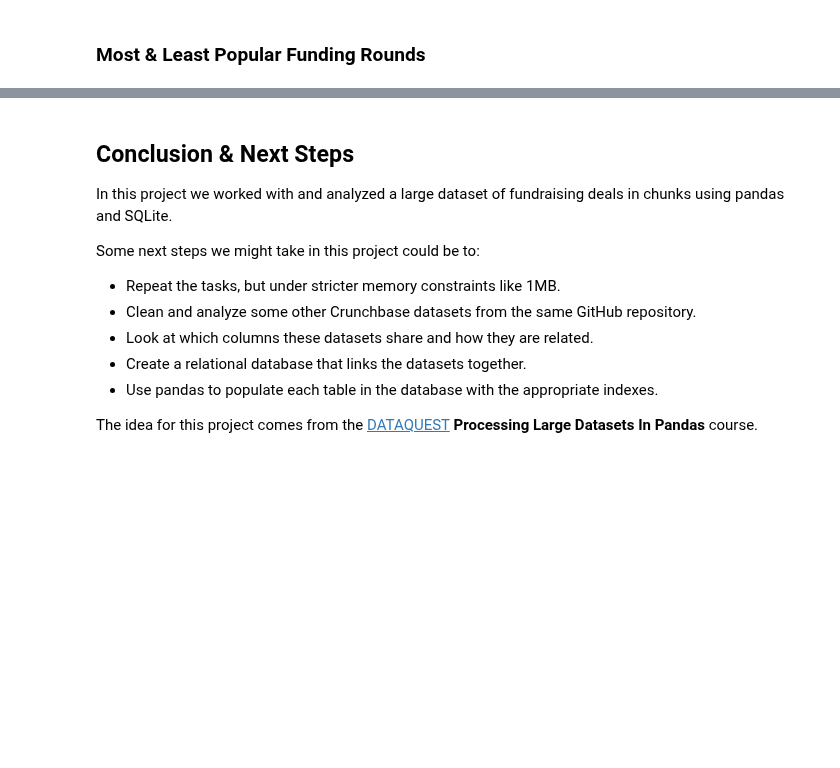
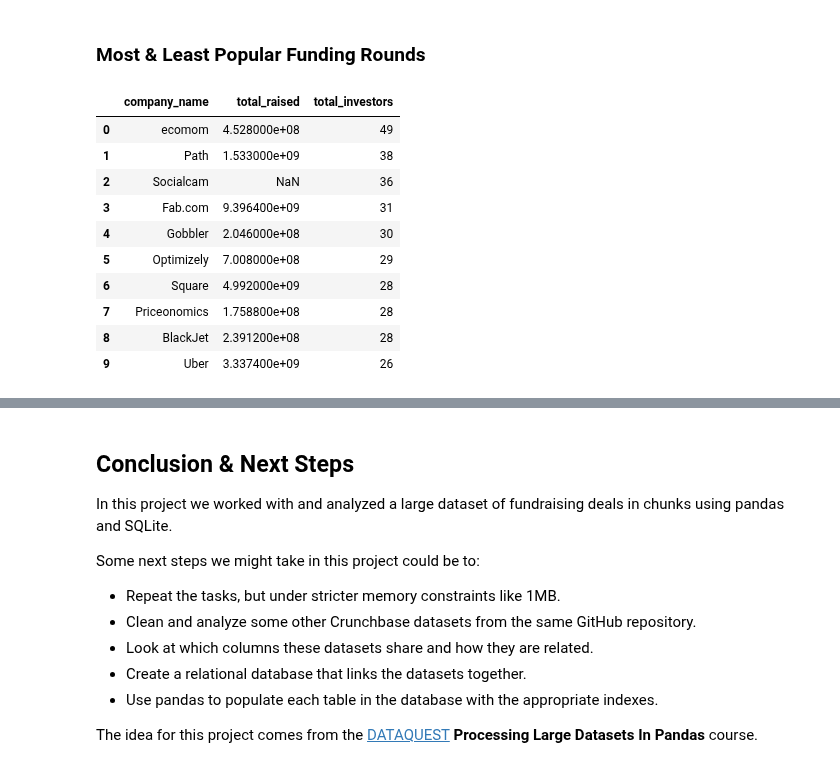
Before and after one commit to branBeckett/data-science-projects, a Jupyter notebook: startup-fundraising-deals/startup-fundraising-deals.ipynb, the cells around one changed output, grey strips where cells are left out. Saved outputs shown, nothing was run; the diff lists cells and outputs as text; code cells hidden in the pictures; blank space fills up the shorter version.

```diff
--- a/startup-fundraising-deals/startup-fundraising-deals.ipynb
+++ b/startup-fundraising-deals/startup-fundraising-deals.ipynb
@@ -236,2 +259,24 @@ pd.read_sql(query, conn)
 # %% [markdown]
 ### Most & Least Popular Funding Rounds
+# %%
+# Most popular
+query = ("""
+    SELECT company_name, SUM(raised_amount_usd) total_raised, COUNT(DISTINCT(investor_name)) total_investors
+    FROM investments
+    GROUP BY company_name
+    ORDER BY total_investors DESC
+    LIMIT 10
+""")
+pd.read_sql(query, conn)
+# %% [output]
+|  | company_name | total_raised | total_investors |
+| 0 | ecomom | 4.528000e+08 | 49 |
+| 1 | Path | 1.533000e+09 | 38 |
+| 2 | Socialcam | NaN | 36 |
+| 3 | Fab.com | 9.396400e+09 | 31 |
+| 4 | Gobbler | 2.046000e+08 | 30 |
+| 5 | Optimizely | 7.008000e+08 | 29 |
+| 6 | Square | 4.992000e+09 | 28 |
+| 7 | Priceonomics | 1.758800e+08 | 28 |
+| 8 | BlackJet | 2.391200e+08 | 28 |
+| 9 | Uber | 3.337400e+09 | 26 |
```
Also changed, not shown: parts of 6 cells of this notebook.
